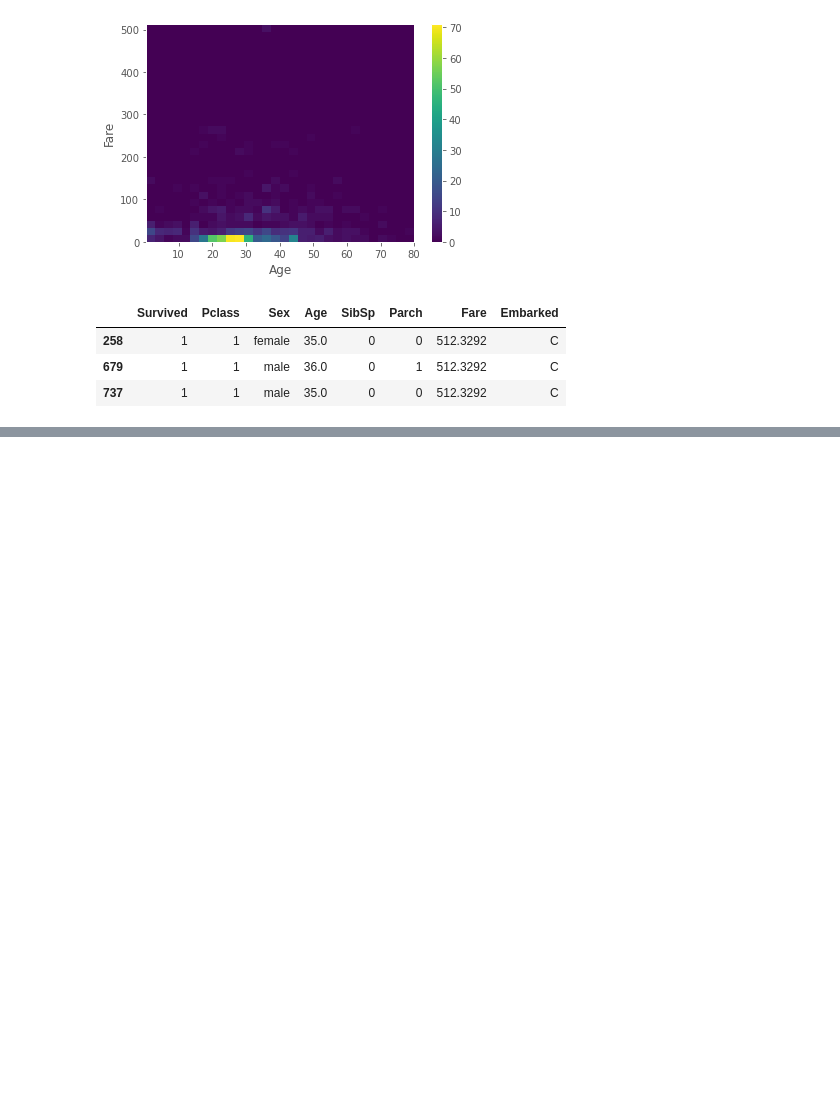
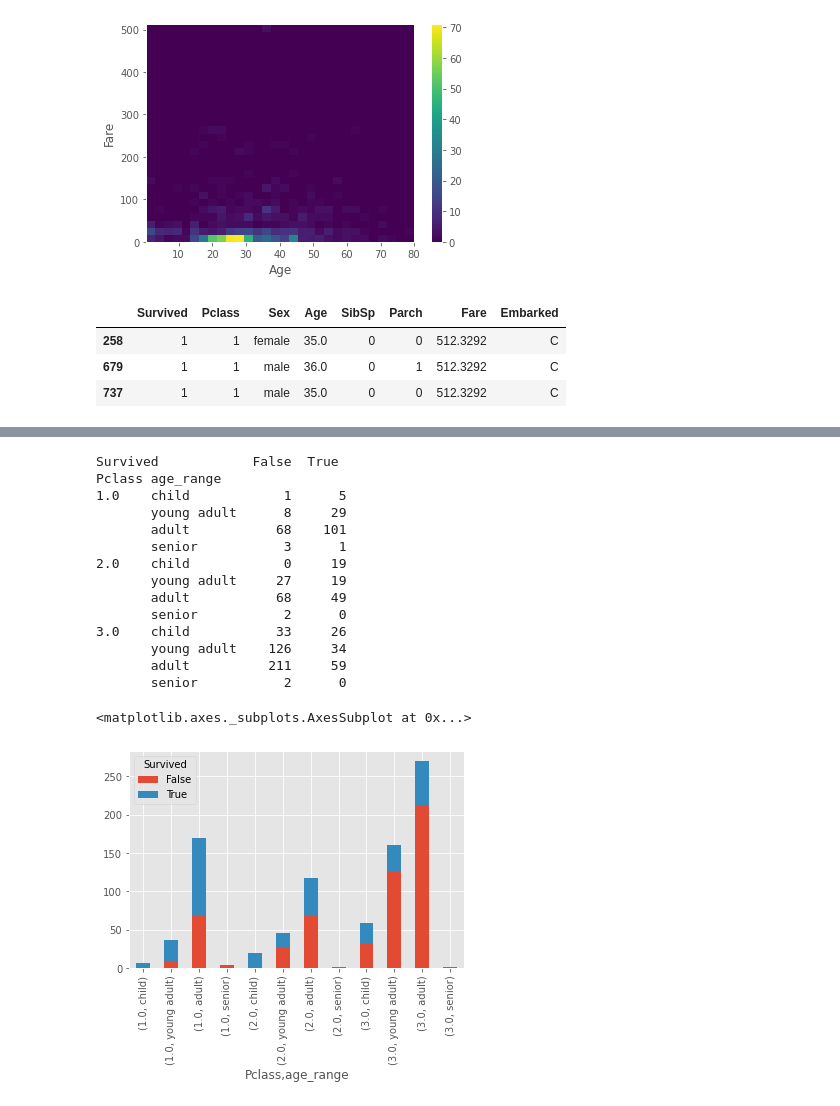
Before and after one commit to luisegarduno/MachineLearning_SummerPlan, a Jupyter notebook: Visualization.ipynb, the cells around one changed output, grey strips where cells are left out. Saved outputs shown, nothing was run; the diff lists cells and outputs as text; code cells hidden in the pictures; blank space fills up the shorter version.

```diff
--- a/Visualization.ipynb
+++ b/Visualization.ipynb
@@ -329,0 +362,25 @@ df[df['Fare']==df['Fare'].max()]
+# %%
+survival = pd.crosstab(
+    [df_imputed['Pclass'],df_imputed['age_range']], # categories to cross tabulate
+     df_imputed.Survived.astype(bool))              # how to group
+
+print(survival)
+
+survival.plot(kind='bar', stacked=True)
+# %% [output]
+Survived            False  True
+Pclass age_range
+1.0    child            1      5
+       young adult      8     29
+       adult           68    101
+       senior           3      1
+2.0    child            0     19
+       young adult     27     19
+       adult           68     49
+       senior           2      0
+3.0    child           33     26
+       young adult    126     34
+       adult          211     59
+       senior           2      0
+<matplotlib.axes._subplots.AxesSubplot at 0x...>
+[figure, added]
```
Also changed, not shown: parts of 6 cells of this notebook, 1 other file.
